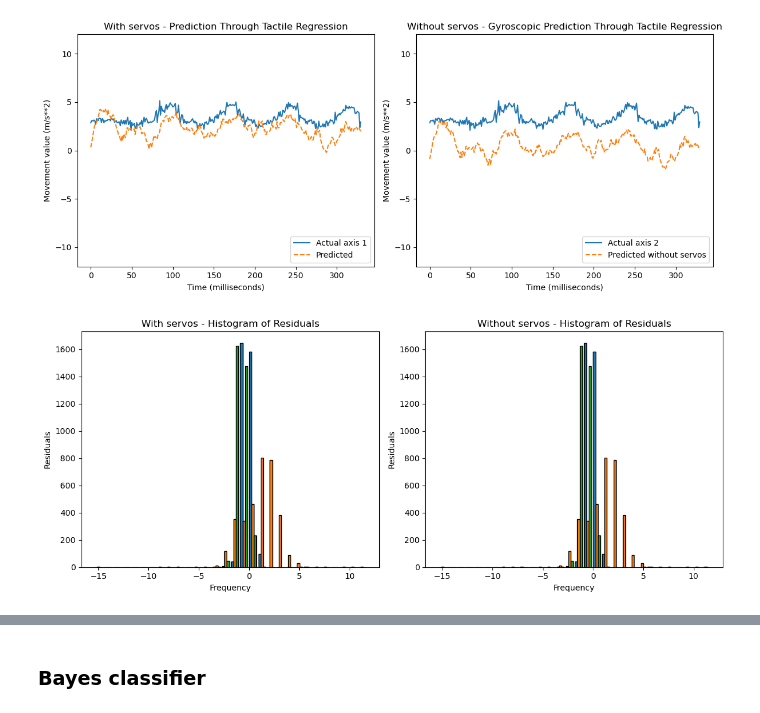
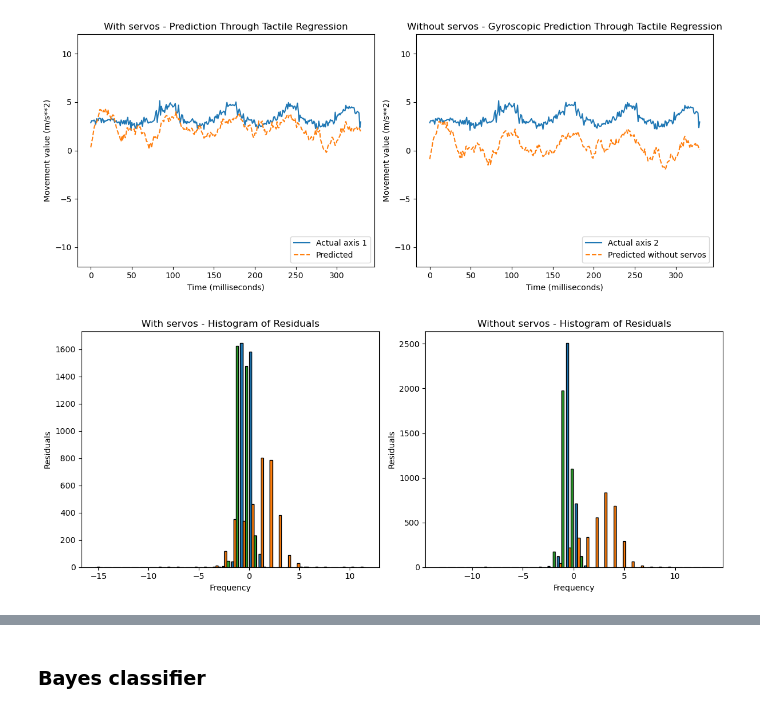
Before and after one commit to shepai/TactileSensor, a Jupyter notebook: Code/Data collection/robot/excel.ipynb, the cells around one changed output, grey strips where cells are left out. Cells and saved outputs as stored; diff of their text form; code cells hidden in the pictures.

```diff
--- a/Code/Data collection/robot/excel.ipynb
+++ b/Code/Data collection/robot/excel.ipynb
@@ -973,23 +973,22 @@ plt.show()
 # %%
 
 fig, axs = plt.subplots(1, 2, figsize=(12, 5))
-
+bin=30
 residuals = y_ramp2-Y_pred2
-axs[0].hist(residuals, bins=30, edgecolor='black')  # You can adjust the number of bins as needed
+axs[0].hist(residuals, bins=bin, edgecolor='black')  # You can adjust the number of bins as needed
 axs[0].set_title("With servos - Histogram of Residuals")
 axs[0].set_ylabel('Residuals')
 axs[0].set_xlabel('Frequency')
 
-pred=ridge_model.predict(X_test)
 
-residuals = y_ramp2-Y_pred2
-axs[1].hist(residuals, bins=30, edgecolor='black')  # You can adjust the number of bins as needed
+residuals = y_ramp1-Y_pred1
+axs[1].hist(residuals, bins=bin, edgecolor='black')  # You can adjust the number of bins as needed
 axs[1].set_title("Without servos - Histogram of Residuals")
 axs[1].set_ylabel('Residuals')
 axs[1].set_xlabel('Frequency')
 
 
 plt.tight_layout()
 plt.show()
 # %% [output]
-[figure, old version]
+[figure, new version]
```
Also changed, not shown: parts of 4 cells of this notebook.
